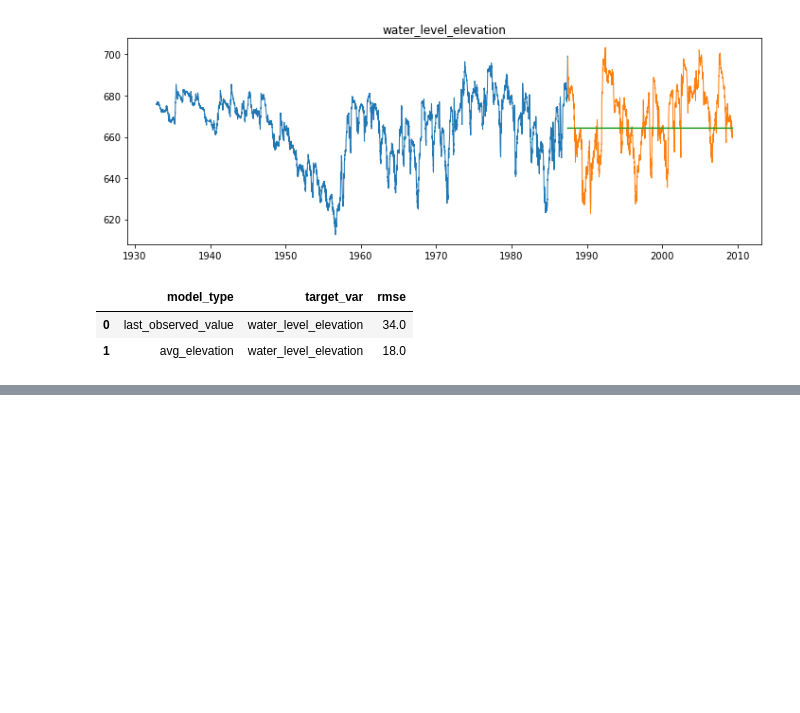
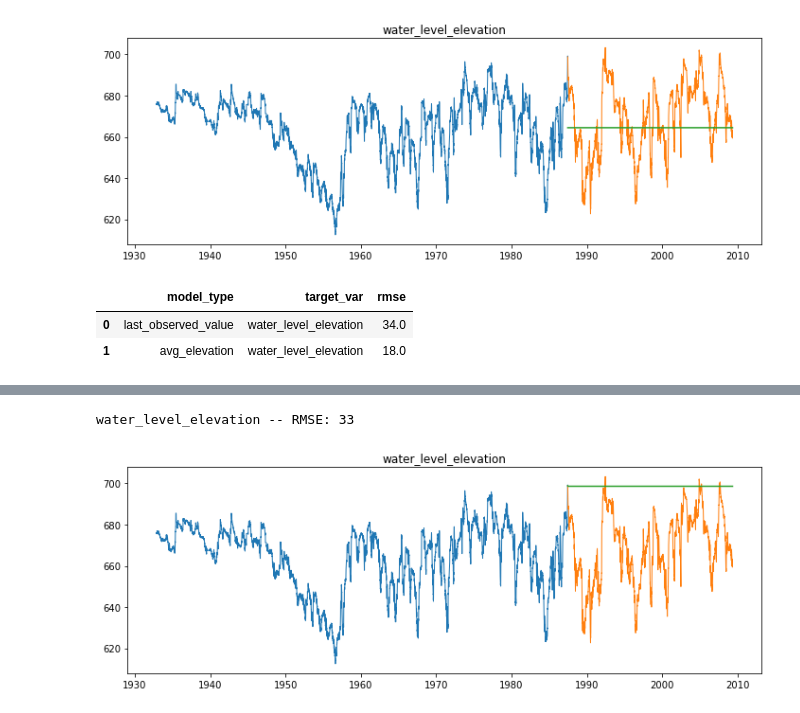
Before and after one commit to AndrewRachuig/edwards_aquifer_project, a Jupyter notebook: modeling_working_notebook.ipynb, the cells around one changed output, grey strips where cells are left out. Saved outputs shown, nothing was run; the diff lists cells and outputs as text; code cells hidden in the pictures; blank space fills up the shorter version.

```diff
--- a/modeling_working_notebook.ipynb
+++ b/modeling_working_notebook.ipynb
@@ -83,6 +83,11 @@ plt.plot(test)
 plt.show()
 # %% [output]
 [figure]
+# %%
+# Making sure the datasets have accurate frequency data
+train = train.asfreq('d', method='bfill')
+validate = validate.asfreq('d', method='bfill')
+test = test.asfreq('d', method='bfill')
 # %%
 def evaluate(target_var):
     '''
@@ -207,0 +292,5 @@ eval_df
+# %%
+plot_and_eval('water_level_elevation')
+# %% [output]
+water_level_elevation -- RMSE: 33
+[figure, added]
```
Also changed, not shown: parts of 13 cells of this notebook.
